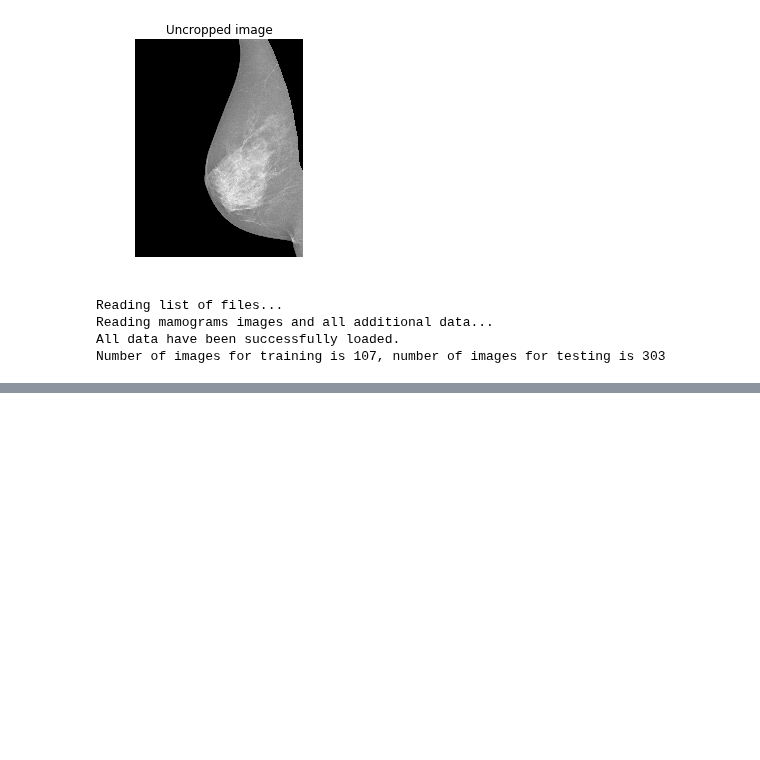
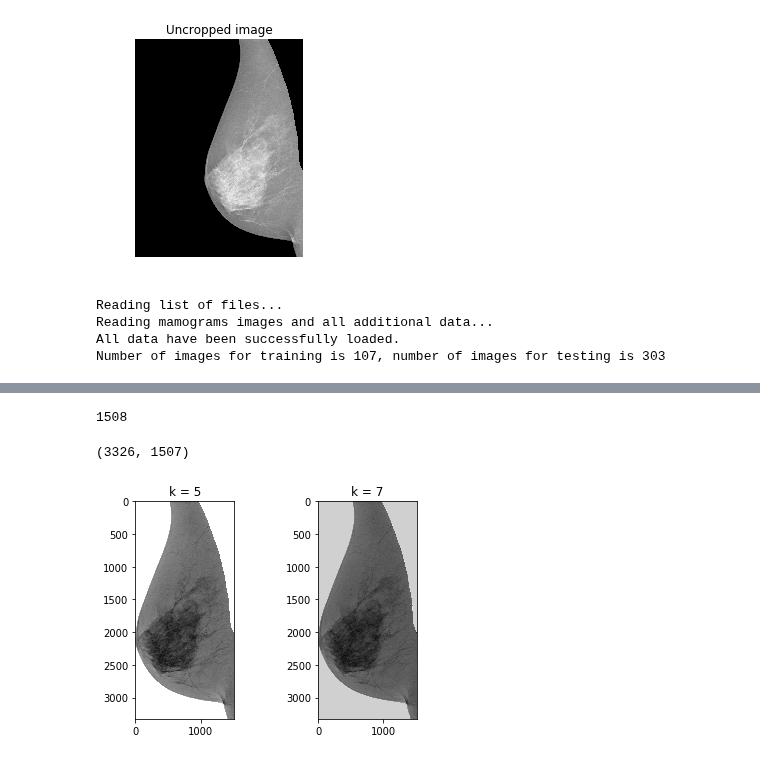
Before and after one commit to OlehKSS/IMMAS, a Jupyter notebook: examples/PreProcessingTests.ipynb, the cells around one changed output, grey strips where cells are left out. Saved outputs shown, nothing was run; the diff lists cells and outputs as text; code cells hidden in the pictures; blank space fills up the shorter version.

```diff
--- a/examples/PreProcessingTests.ipynb
+++ b/examples/PreProcessingTests.ipynb
@@ -93,0 +97,29 @@ plt.show()
+# %%
+reconstructed.shape[1]
+# %% [output]
+1508
+# %%
+mm.image_data.shape
+# %% [output]
+(3326, 1507)
+# %%
+LL = math.sqrt(2)*LL
+LH = median_filter(LH, 7)
+HL = median_filter(HL, 7)
+HH = median_filter(HH, 7)
+
+coeffs2 = LL, (LH, HL, HH)
+
+reconstructed2 = pywt.idwt2(coeffs2, 'db4')
+rec2 = reconstructed2[:,:reconstructed2.shape[1]-1]
+
+plt.subplot(1,2,1)
+plt.imshow(mm.image_data - rec[:mm.image_data.shape[0],:mm.image_data.shape[1]], interpolation="nearest", cmap=plt.cm.gray)
+plt.title('k = 5')
+
+plt.subplot(1,2,2)
+plt.imshow(mm.image_data - rec2[:mm.image_data.shape[0],:mm.image_data.shape[1]], interpolation="nearest", cmap=plt.cm.gray)
+plt.title('k = 7')
+plt.show()
+# %% [output]
+[figure, added]
```
Also changed, not shown: parts of 4 cells of this notebook, 1 other file.
